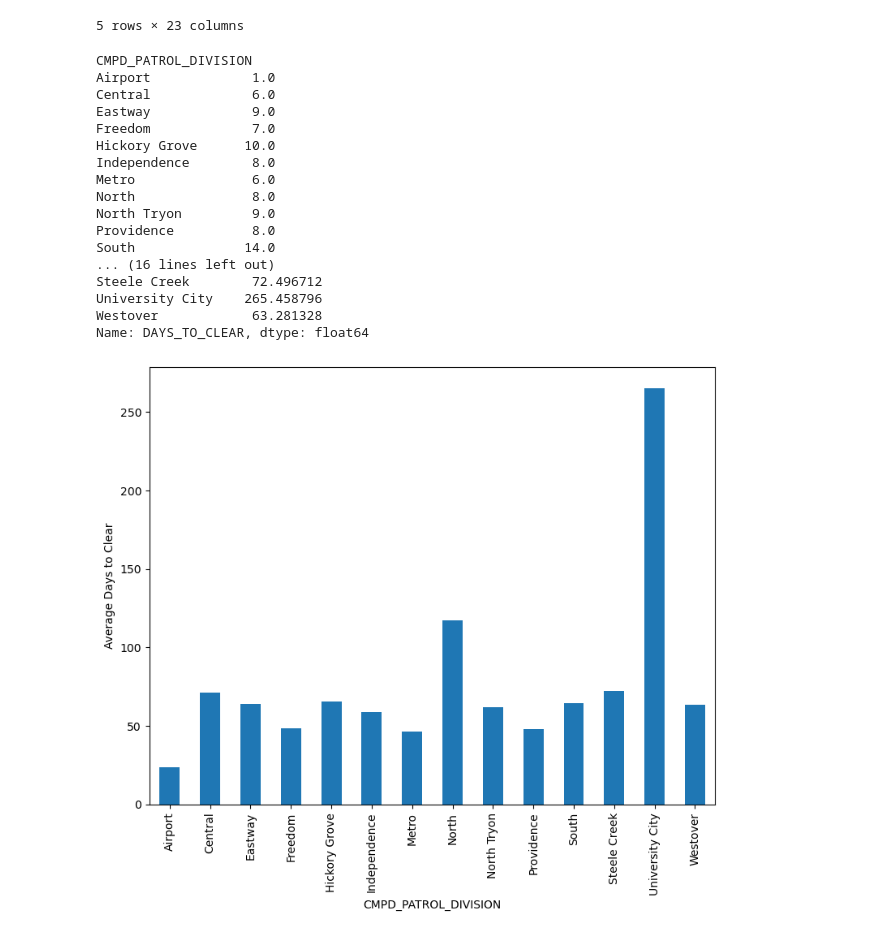
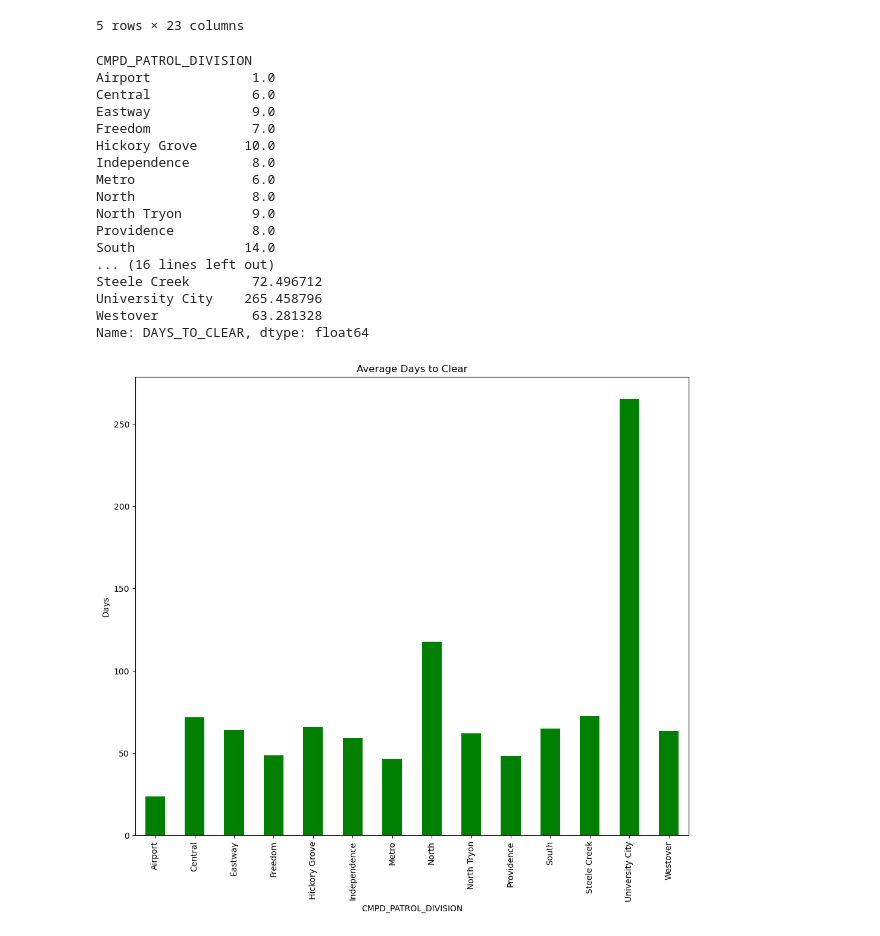
Before and after one commit to jdsouthern/bootcamp-project-1-EDA, a Jupyter notebook: Project 1/CMPD_Crime.ipynb, the cells around one changed output. Drawn from its saved outputs; the diff is of its cells as text; code cells hidden in the pictures.

```diff
--- a/Project 1/CMPD_Crime.ipynb
+++ b/Project 1/CMPD_Crime.ipynb
@@ -275,27 +265,27 @@ See the caveats in the documentation: https://pandas.pydata.org/pandas-docs/stab
 # %%
 avgByPrecinct = clearTimesDF.groupby(['CMPD_PATROL_DIVISION'])['DAYS_TO_CLEAR'].mean()
 medianByPrecinct = clearTimesDF.groupby(['CMPD_PATROL_DIVISION'])['DAYS_TO_CLEAR'].median()
 print(medianByPrecinct)
 print(avgByPrecinct)
-figs = avgByPrecinct.plot(kind='bar', subplots=False, rot=90, figsize=(9, 7), legend=False, ylabel="Average Days to Clear")
+figs = avgByPrecinct.plot(kind='bar', subplots=False, rot=90, figsize=(12, 10), legend=False, title="Average Days to Clear", ylabel="Days", color="g")
 plt.savefig('avgClearDays.png')
 # %% [output]
 CMPD_PATROL_DIVISION
 Airport             1.0
 Central             6.0
 Eastway             9.0
 Freedom             7.0
 Hickory Grove      10.0
 Independence        8.0
 Metro               6.0
 North               8.0
 North Tryon         9.0
 Providence          8.0
 South              14.0
 ... (16 lines left out)
 Steele Creek        72.496712
 University City    265.458796
 Westover            63.281328
 Name: DAYS_TO_CLEAR, dtype: float64
-[figure, old version]
+[figure, new version]
 # %%
```
Also changed, not shown: parts of 8 cells of this notebook, 4 other files.
